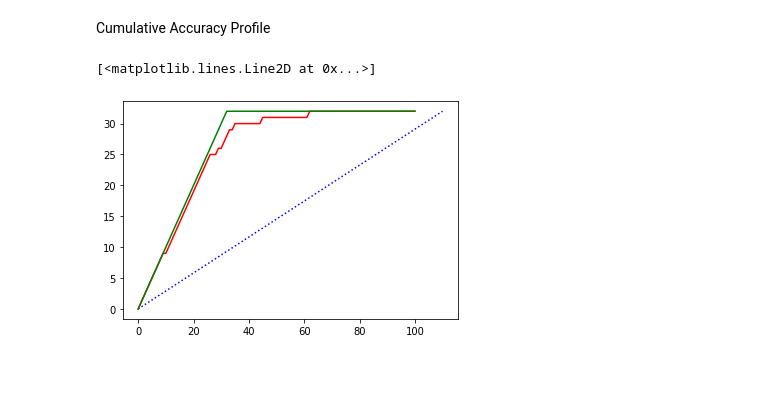
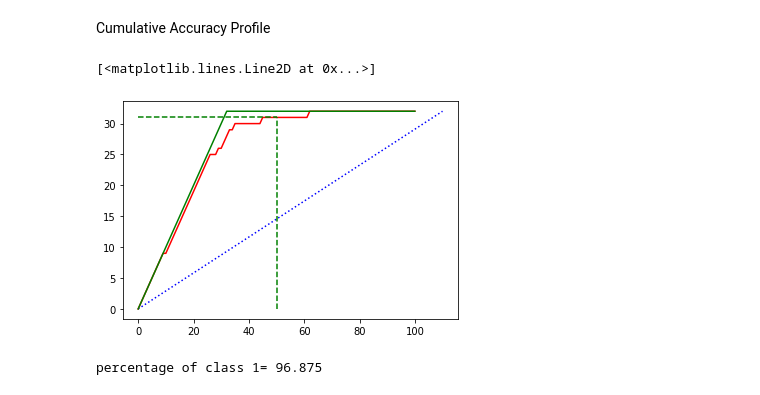
Before and after one commit to Legolas1086/Naive_Bayes_Classifier, a Jupyter notebook: Naive_Bayes.ipynb, the cells around one changed output. Saved outputs shown, nothing was run; the diff lists cells and outputs as text; code cells hidden in the pictures.

```diff
--- a/Naive_Bayes.ipynb
+++ b/Naive_Bayes.ipynb
@@ -99,7 +99,19 @@ x_scale=np.arange(0,len(x_test)+1)
 # %%
 plt.plot([0,len(x_test)+10],[0,max_ones],color='blue',linestyle='dotted',label='Random Model')
 plt.plot(x_scale,y_scale,color='red',linestyle='solid',label='NB model')
 plt.plot([0,max_ones,len(x_test)],[0,max_ones,max_ones],color='green')
+
+index = int((50*len(x_test) / 100))
+
+## 50% Verticcal line from x-axis
+plt.plot([index, index], [0, y_scale[index]], c ='g', linestyle = '--')
+
+## Horizontal line to y-axis from prediction model
+plt.plot([0, index], [y_scale[index], y_scale[index]], c = 'g', linestyle = '--')
 # %% [output]
 [<matplotlib.lines.Line2D at 0x...>]
-[figure, old version]
+[figure, new version]
+# %%
+print('percentage of class 1=',y_scale[index]*100/max_ones)
+# %% [output]
+percentage of class 1= 96.875
```
